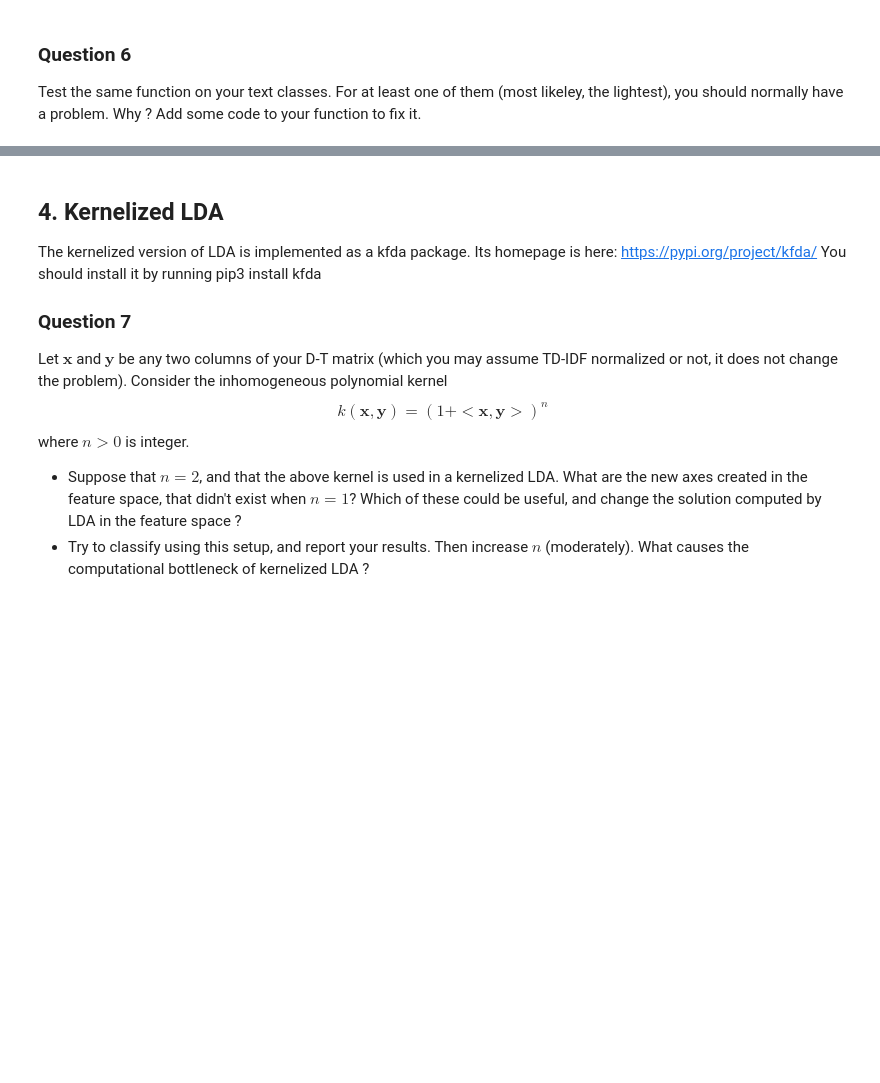
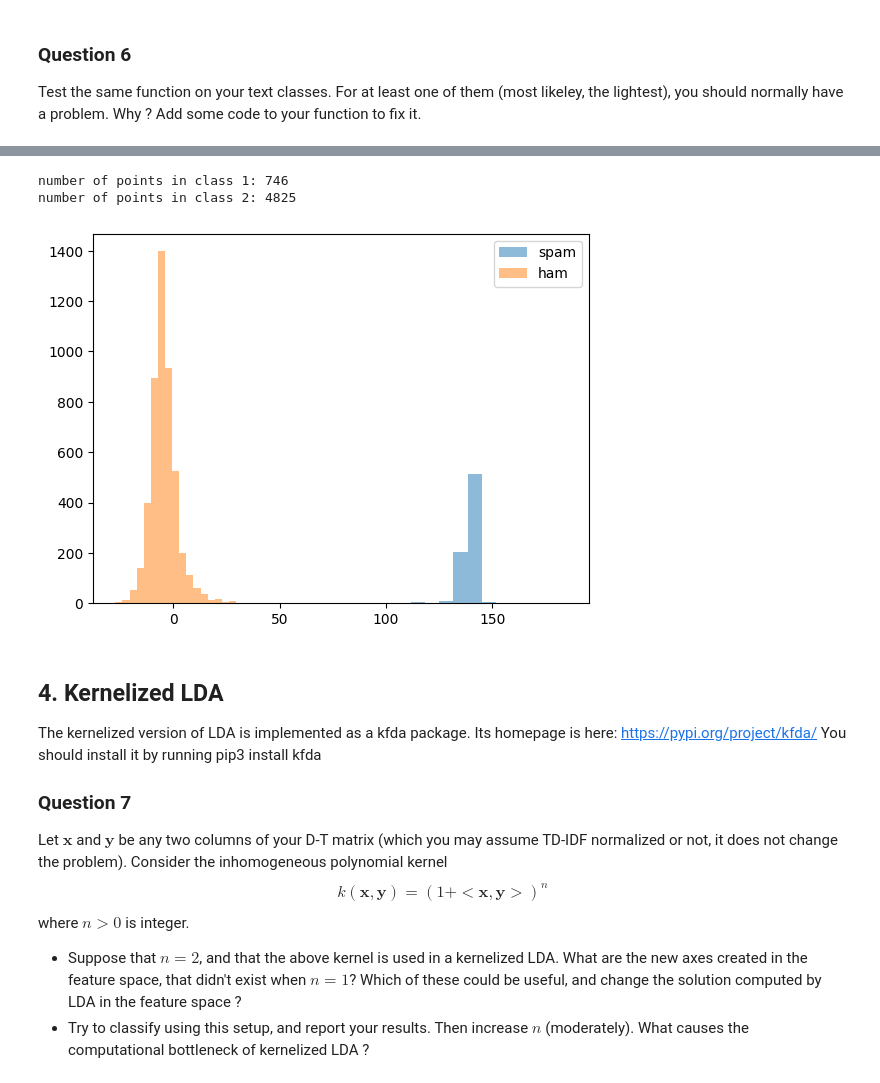
Before and after one commit to AntoninJuquel/langage-naturel-esiee, a Jupyter notebook: lab2.ipynb, the cells around one changed output, grey strips where cells are left out. Drawn from its saved outputs; the diff is of its cells as text; code cells hidden in the pictures; blank space fills up the shorter version.

```diff
--- a/lab2.ipynb
+++ b/lab2.ipynb
@@ -110,7 +117,6 @@ Change the block below accordingly:
 import csv
 import nltk
 import numpy as np
-import sys
 
 def voc_from_csv(csvfile, purge=True):
     nlines = 0
@@ -128,7 +134,7 @@ def voc_from_csv(csvfile, purge=True):
                 word_count[token] = word_count.get(token, 0) + 1
 
     if purge:
-        voc = [word for word in set(voc) if word_count[word] > 2]
+        voc = [word for word in set(voc) if word_count[word] > 1]
 
     voc = sorted(voc)
     return voc, nlines
@@ -215,3 +221,19 @@ plt.show()
 ### Question 6
 
 Test the same function on your text classes. For at least one of them (most likeley, the lightest), you should normally have a problem. Why ? Add some code to your function to fix it.
+# %%
+import pandas as pd
+
+csvfile = 'SPAM_text_message_20170820_-_Data.csv'
+dt_matrix = dtmat_from_csv(csvfile)
+
+df = pd.read_csv(csvfile, header=None, names=['Category', 'Message'], encoding='utf-8', delimiter=',')
+
+spam_indices = [i for i, label in enumerate(df['Category']) if label == 'spam']
+ham_indices = [i for i, label in enumerate(df['Category']) if label == 'ham']
+
+X1 = dt_matrix[spam_indices, :]
+X2 = dt_matrix[ham_indices, :]
+
+print(f"Number of spam messages: {len(spam_indices)}")
+print(f"Number of ham messages: {len(ham_indices)}")
@@ -218,3 +258,33 @@ Test the same function on your text classes. For at least one of them (most like
+# %%
+import numpy as np
+
+def lda(X1, X2, epsilon=1e-4):
+    mu1 = np.mean(X1, axis=0)
+    mu2 = np.mean(X2, axis=0)
+    mu = (mu1 + mu2) / 2
+
+    S1 = np.cov(X1.T)
+    S2 = np.cov(X2.T)
+    Sw = S1 + S2 + epsilon * np.identity(X1.shape[1])
+
+    u = np.linalg.inv(Sw) @ (mu1 - mu2)
+    s = u @ mu
+
+    return u, s
+# %%
+u, s = lda(X1, X2)
+
+print(f"number of points in class 1: {np.sum(X1 @ u > s)}")
+print(f"number of points in class 2: {np.sum(X2 @ u < s)}")
+
+plt.hist(X1 @ u, bins=20, alpha=0.5, label='spam')
+plt.hist(X2 @ u, bins=20, alpha=0.5, label='ham')
+plt.legend(loc='upper right')
+plt.show()
+# %% [output]
+number of points in class 1: 746
+number of points in class 2: 4825
+[figure, added]
 # %% [markdown]
 ## 4. Kernelized LDA
 
```
Also changed, not shown: parts of 19 cells of this notebook, 1 other file.
